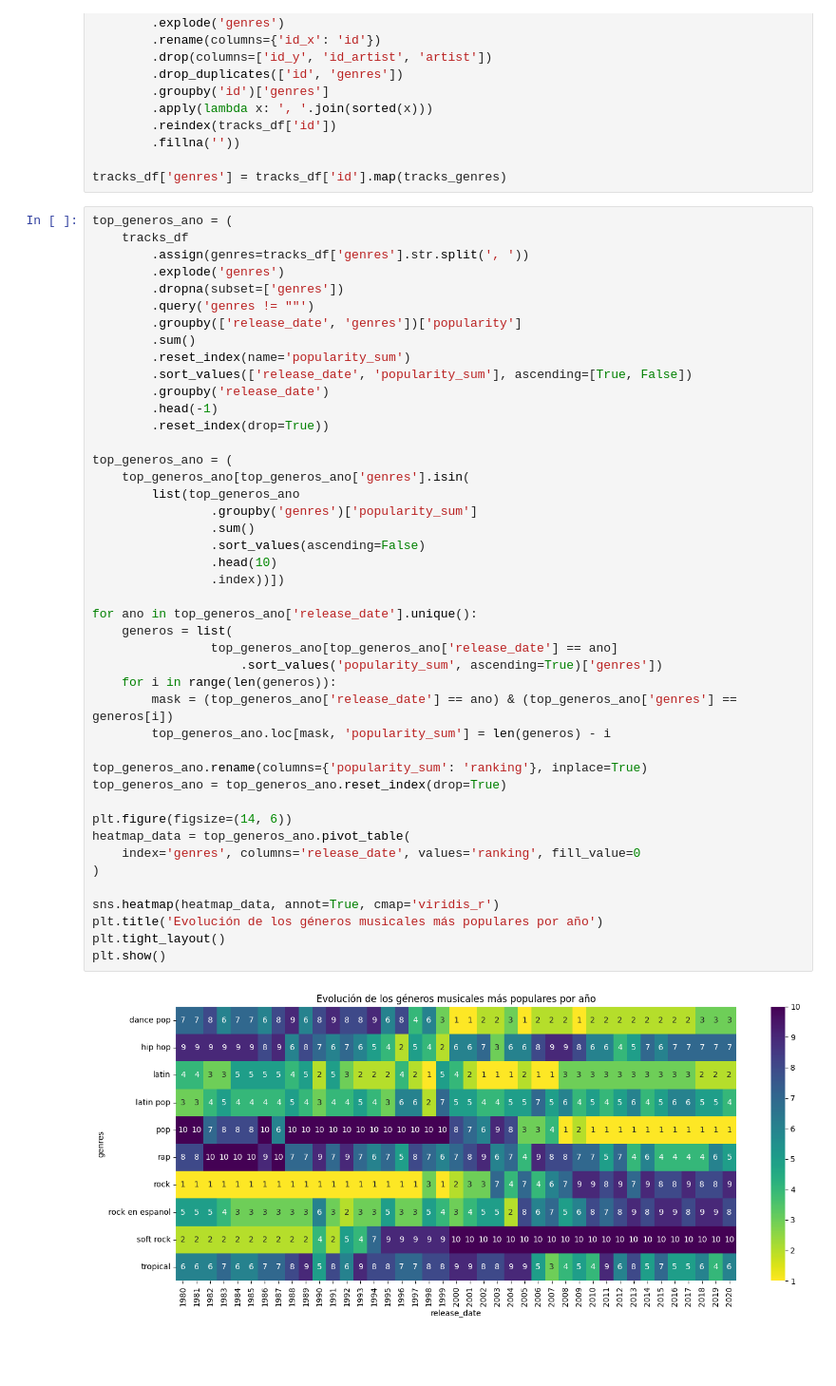
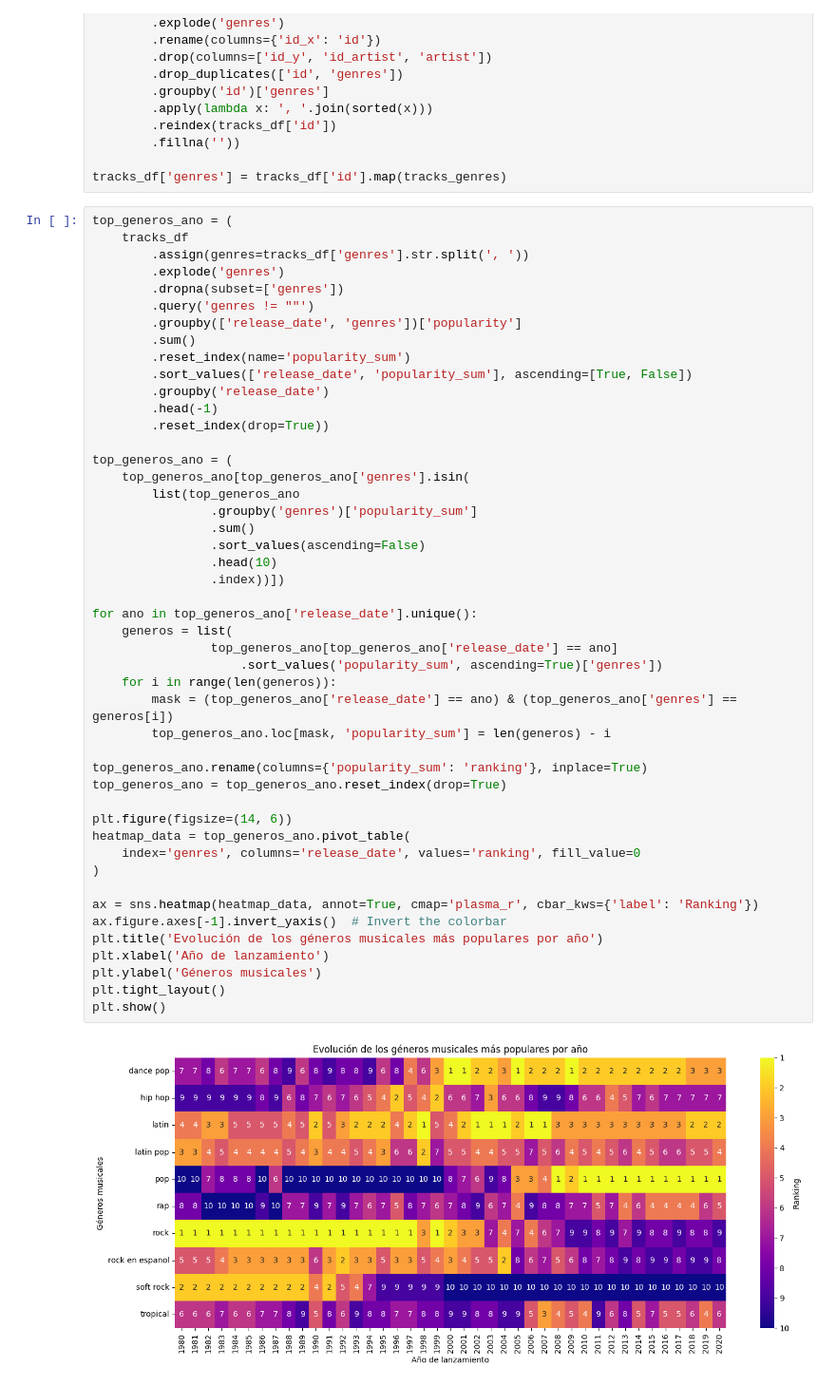
Before and after one commit to gantequera/Tarea, a Jupyter notebook: tarea.ipynb, the cells around one changed output. Shown at 95% size. Drawn from its saved outputs; the diff is of its cells as text; blank space fills up the shorter version.

```diff
--- a/tarea.ipynb
+++ b/tarea.ipynb
@@ -230,35 +230,38 @@ top_generos_ano = (
 
 top_generos_ano = (
     top_generos_ano[top_generos_ano['genres'].isin(
         list(top_generos_ano
                 .groupby('genres')['popularity_sum']
                 .sum()
                 .sort_values(ascending=False)
                 .head(10)
                 .index))])
 
 for ano in top_generos_ano['release_date'].unique():
     generos = list(
                 top_generos_ano[top_generos_ano['release_date'] == ano]
                     .sort_values('popularity_sum', ascending=True)['genres'])
     for i in range(len(generos)):
         mask = (top_generos_ano['release_date'] == ano) & (top_generos_ano['genres'] == generos[i])
         top_generos_ano.loc[mask, 'popularity_sum'] = len(generos) - i
 
 top_generos_ano.rename(columns={'popularity_sum': 'ranking'}, inplace=True)
 top_generos_ano = top_generos_ano.reset_index(drop=True)
 
 plt.figure(figsize=(14, 6))
 heatmap_data = top_generos_ano.pivot_table(
     index='genres', columns='release_date', values='ranking', fill_value=0
 )
 
-sns.heatmap(heatmap_data, annot=True, cmap='viridis_r')
+ax = sns.heatmap(heatmap_data, annot=True, cmap='plasma_r', cbar_kws={'label': 'Ranking'})
+ax.figure.axes[-1].invert_yaxis()  # Invert the colorbar
 plt.title('Evolución de los géneros musicales más populares por año')
+plt.xlabel('Año de lanzamiento')
+plt.ylabel('Géneros musicales')
 plt.tight_layout()
 plt.show()
 # %% [output]
-[figure, old version]
+[figure, new version]
 # %% [markdown]
 El anterior gráfico muestra como los 10 géneros musicales más populares de todo nuestro set de datos han evolucionado en la clasificación de género más popular por año.
 
```
Also changed, not shown: parts of 7 cells of this notebook.
